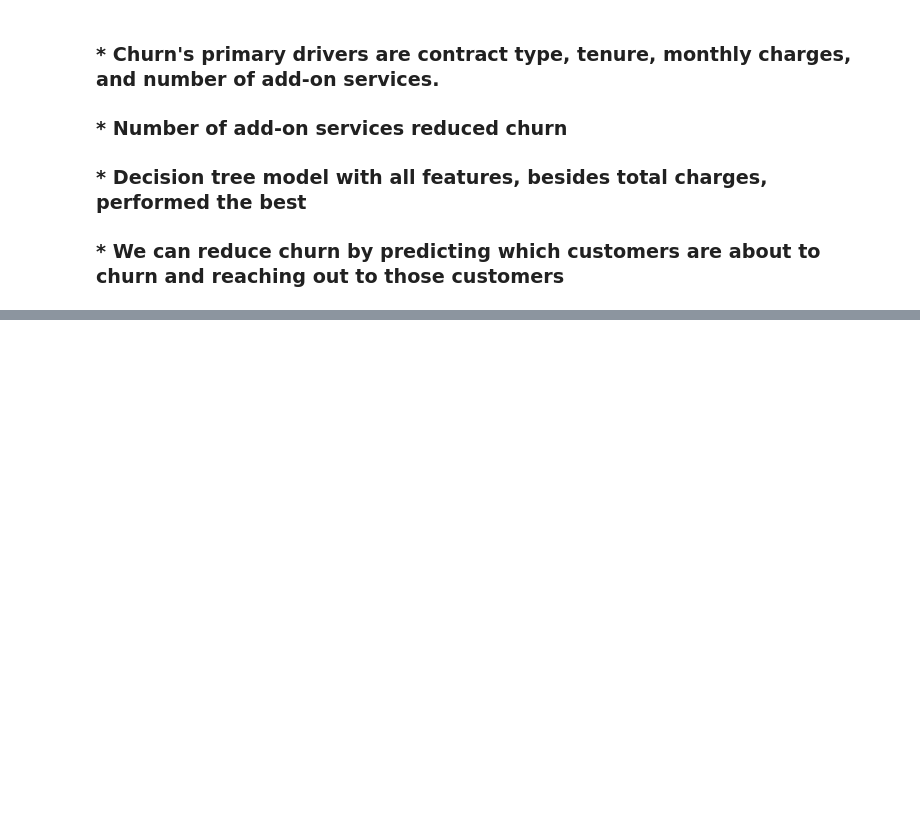
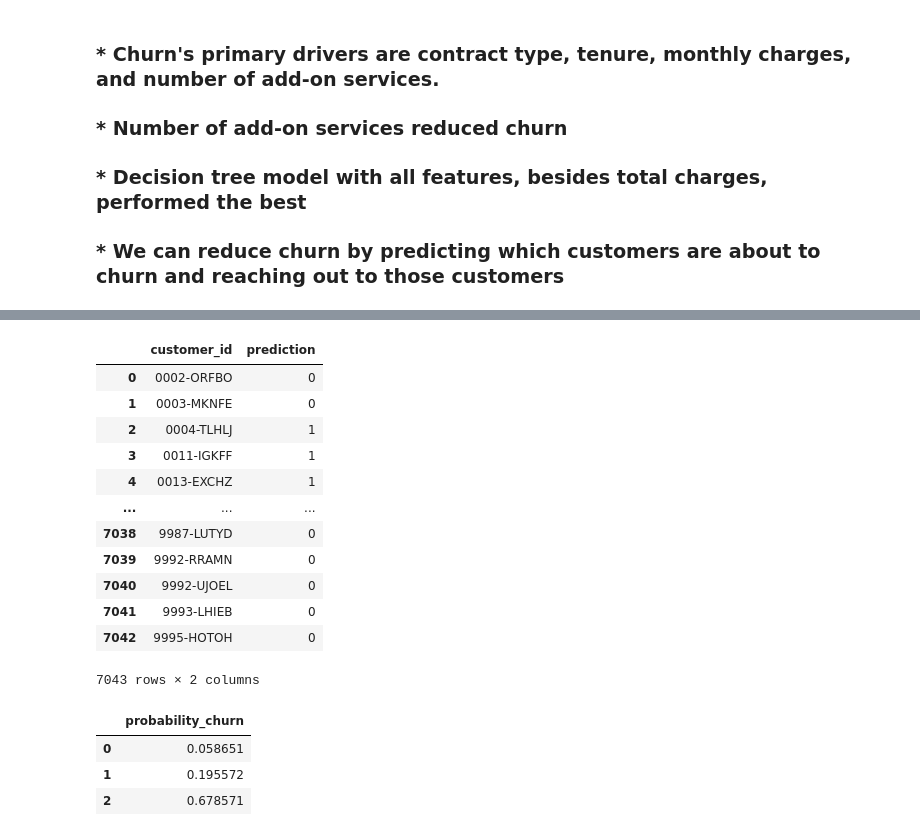
Before and after one commit to KwameTaylor/classification-project, a Jupyter notebook: telco-churn-classification-project.ipynb, the cells around one changed output, grey strips where cells are left out. Saved outputs shown, nothing was run; the diff lists cells and outputs as text; code cells hidden in the pictures; blank space fills up the shorter version.

Commit message:
predictions csv

```diff
--- a/telco-churn-classification-project.ipynb
+++ b/telco-churn-classification-project.ipynb
@@ -817,0 +827,6 @@ Accuracy of Model 4 Decision Tree classifier on test set: 0.81
+# %%
+X = df[['contract_type', 'phone', 'internet_type', 'partner',
+       'depend', 'tenure', 'monthly_charges',
+       'num_add_ons', 'is_male', 'tenure_yrs']]
+df['prediction'] = clf.predict(X)
+df.head(3)
@@ -817,0 +846,5 @@ Accuracy of Model 4 Decision Tree classifier on test set: 0.81
+# %%
+predictions = df.drop(columns=['contract_type', 'phone', 'internet_type', 'senior', 'partner',
+       'depend', 'tenure', 'monthly_charges', 'total_charges',
+       'num_add_ons', 'is_male', 'tenure_yrs', 'churn'])
+predictions.head()
@@ -817,0 +859,26 @@ Accuracy of Model 4 Decision Tree classifier on test set: 0.81
+# %%
+predictions.reset_index()
+# %% [output]
+|  | customer_id | prediction |
+| 0 | 0002-ORFBO | 0 |
+| 1 | 0003-MKNFE | 0 |
+| 2 | 0004-TLHLJ | 1 |
+| 3 | 0011-IGKFF | 1 |
+| 4 | 0013-EXCHZ | 1 |
+| ... | ... | ... |
+| 7038 | 9987-LUTYD | 0 |
+| 7039 | 9992-RRAMN | 0 |
+| 7040 | 9992-UJOEL | 0 |
+| 7041 | 9993-LHIEB | 0 |
+| 7042 | 9995-HOTOH | 0 |
+7043 rows × 2 columns
+# %%
+df_prob = pd.DataFrame(clf.predict_proba(X))
+df_prob = df_prob.drop(0,axis=1)
+df_prob = df_prob.rename(columns={1:'probability_churn'})
+df_prob.head(3)
+# %% [output]
+|  | probability_churn |
+| 0 | 0.058651 |
+| 1 | 0.195572 |
+| 2 | 0.678571 |
```
Also changed, not shown: parts of 15 cells of this notebook, 1 other file.
